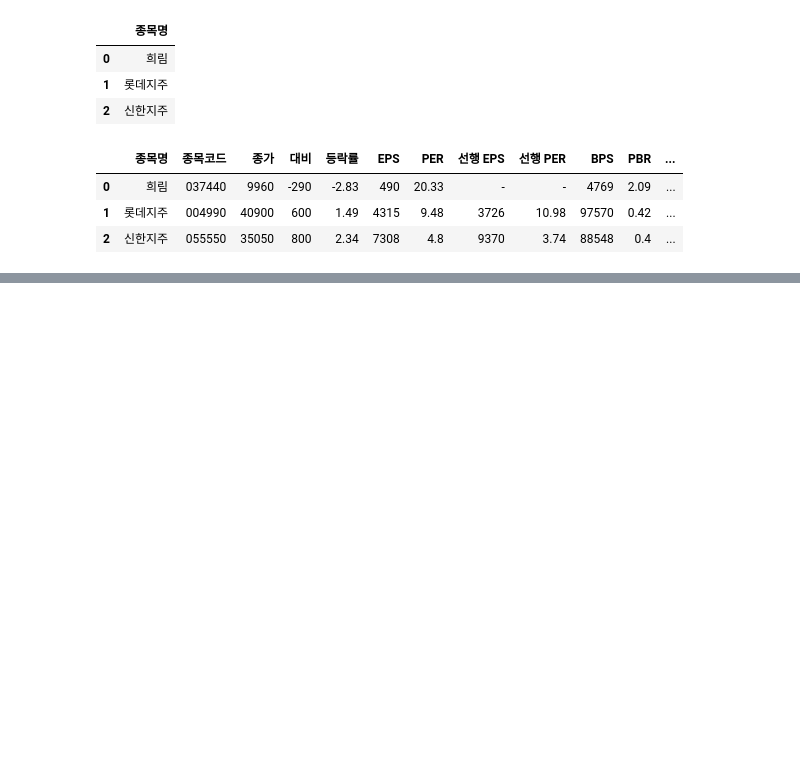
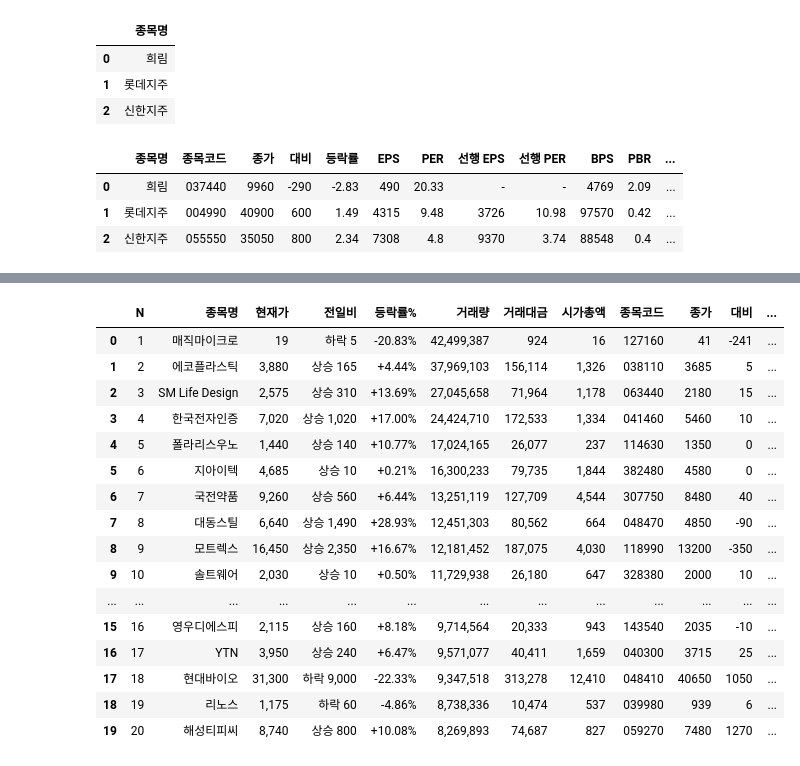
Before and after one commit to starshorse/20200228start, a Jupyter notebook: python_ex/vlookup_pandas.ipynb, the cells around one changed output, grey strips where cells are left out. Saved outputs shown, nothing was run; the diff lists cells and outputs as text; code cells hidden in the pictures; blank space fills up the shorter version.

```diff
--- a/python_ex/vlookup_pandas.ipynb
+++ b/python_ex/vlookup_pandas.ipynb
@@ -63,3 +63,7 @@ df_2
 | 0 | 희림 | 037440 | 9960 | -290 | -2.83 | 490 | 20.33 | - | - | 4769 | 2.09 | ... |
 | 1 | 롯데지주 | 004990 | 40900 | 600 | 1.49 | 4315 | 9.48 | 3726 | 10.98 | 97570 | 0.42 | ... |
 | 2 | 신한지주 | 055550 | 35050 | 800 | 2.34 | 7308 | 4.8 | 9370 | 3.74 | 88548 | 0.4 | ... |
+# %%
+df3 = pd.read_clipboard()
+df3 = df3.rename(columns = {'등락률':'등락률%'})
+df3.info()
@@ -65,0 +127,21 @@ df_2
+# %%
+df4 = df3.merge(df, how='left')
+df4
+# %% [output]
+|  | N | 종목명 | 현재가 | 전일비 | 등락률% | 거래량 | 거래대금 | 시가총액 | 종목코드 | 종가 | 대비 | ... |
+| 0 | 1 | 매직마이크로 | 19 | 하락 5 | -20.83% | 42,499,387 | 924 | 16 | 127160 | 41 | -241 | ... |
+| 1 | 2 | 에코플라스틱 | 3,880 | 상승 165 | +4.44% | 37,969,103 | 156,114 | 1,326 | 038110 | 3685 | 5 | ... |
+| 2 | 3 | SM Life Design | 2,575 | 상승 310 | +13.69% | 27,045,658 | 71,964 | 1,178 | 063440 | 2180 | 15 | ... |
+| 3 | 4 | 한국전자인증 | 7,020 | 상승 1,020 | +17.00% | 24,424,710 | 172,533 | 1,334 | 041460 | 5460 | 10 | ... |
+| 4 | 5 | 폴라리스우노 | 1,440 | 상승 140 | +10.77% | 17,024,165 | 26,077 | 237 | 114630 | 1350 | 0 | ... |
+| 5 | 6 | 지아이텍 | 4,685 | 상승 10 | +0.21% | 16,300,233 | 79,735 | 1,844 | 382480 | 4580 | 0 | ... |
+| 6 | 7 | 국전약품 | 9,260 | 상승 560 | +6.44% | 13,251,119 | 127,709 | 4,544 | 307750 | 8480 | 40 | ... |
+| 7 | 8 | 대동스틸 | 6,640 | 상승 1,490 | +28.93% | 12,451,303 | 80,562 | 664 | 048470 | 4850 | -90 | ... |
+| 8 | 9 | 모트렉스 | 16,450 | 상승 2,350 | +16.67% | 12,181,452 | 187,075 | 4,030 | 118990 | 13200 | -350 | ... |
+| 9 | 10 | 솔트웨어 | 2,030 | 상승 10 | +0.50% | 11,729,938 | 26,180 | 647 | 328380 | 2000 | 10 | ... |
+| ... | ... | ... | ... | ... | ... | ... | ... | ... | ... | ... | ... | ... |
+| 15 | 16 | 영우디에스피 | 2,115 | 상승 160 | +8.18% | 9,714,564 | 20,333 | 943 | 143540 | 2035 | -10 | ... |
+| 16 | 17 | YTN | 3,950 | 상승 240 | +6.47% | 9,571,077 | 40,411 | 1,659 | 040300 | 3715 | 25 | ... |
+| 17 | 18 | 현대바이오 | 31,300 | 하락 9,000 | -22.33% | 9,347,518 | 313,278 | 12,410 | 048410 | 40650 | 1050 | ... |
+| 18 | 19 | 리노스 | 1,175 | 하락 60 | -4.86% | 8,738,336 | 10,474 | 537 | 039980 | 939 | 6 | ... |
+| 19 | 20 | 해성티피씨 | 8,740 | 상승 800 | +10.08% | 8,269,893 | 74,687 | 827 | 059270 | 7480 | 1270 | ... |
```
Also changed, not shown: parts of 4 cells of this notebook, 13 other files.
